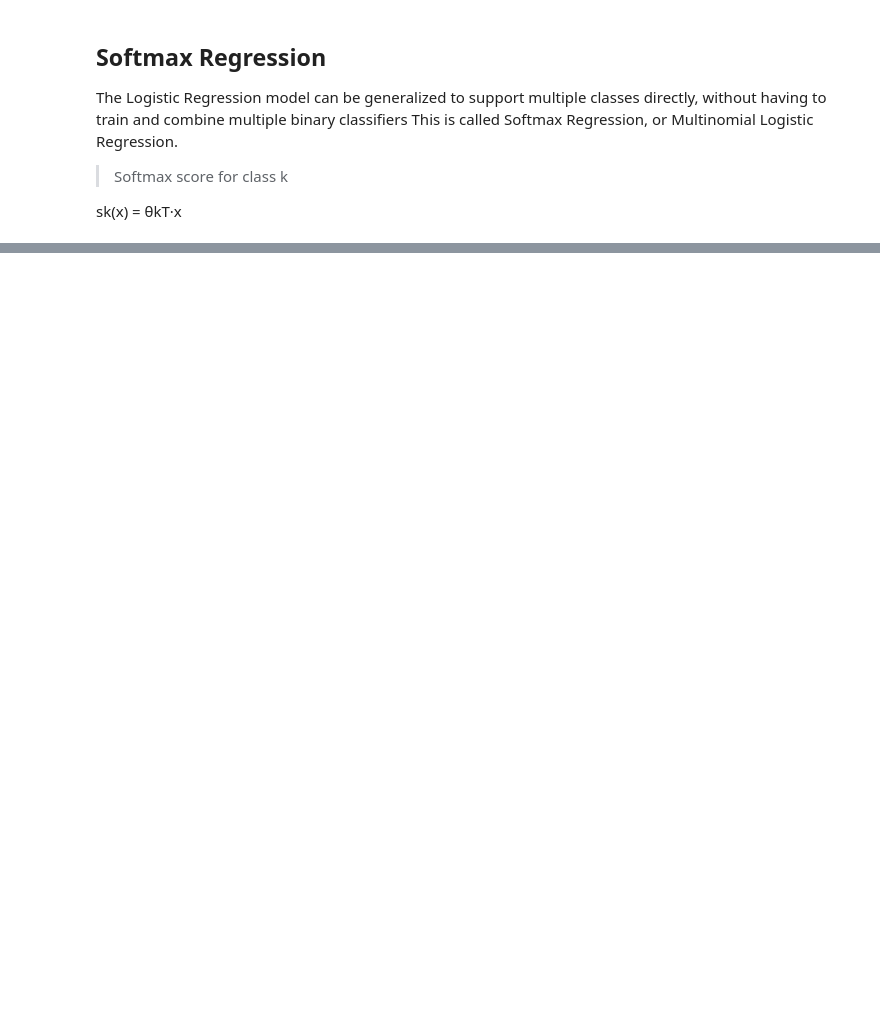
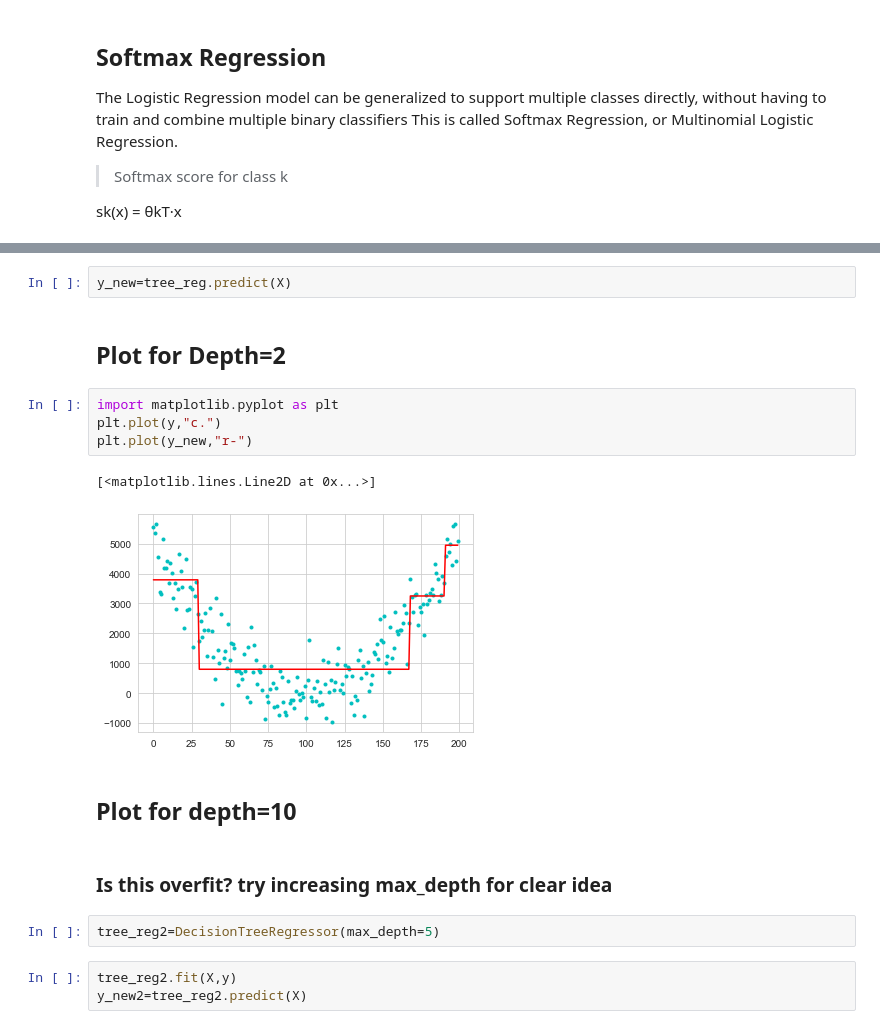
Before and after one commit to Kaushal1011/machine-learning, a Jupyter notebook: src/MasterNotebook.ipynb, the cells around one changed output, grey strips where cells are left out. Drawn from its saved outputs; the diff is of its cells as text; blank space fills up the shorter version.

```diff
--- a/src/MasterNotebook.ipynb
+++ b/src/MasterNotebook.ipynb
@@ -480,0 +664,20 @@ sk(x) = θkT·x
+# %%
+y_new=tree_reg.predict(X)
+# %% [markdown]
+## Plot for Depth=2
+# %%
+import matplotlib.pyplot as plt
+plt.plot(y,"c.")
+plt.plot(y_new,"r-")
+# %% [output]
+[<matplotlib.lines.Line2D at 0x...>]
+[figure, added]
+# %% [markdown]
+## Plot for depth=10
+# %% [markdown]
+### Is this overfit? try increasing max_depth for clear idea
+# %%
+tree_reg2=DecisionTreeRegressor(max_depth=5)
+# %%
+tree_reg2.fit(X,y)
+y_new2=tree_reg2.predict(X)
```
Also changed, not shown: parts of 49 cells of this notebook.
